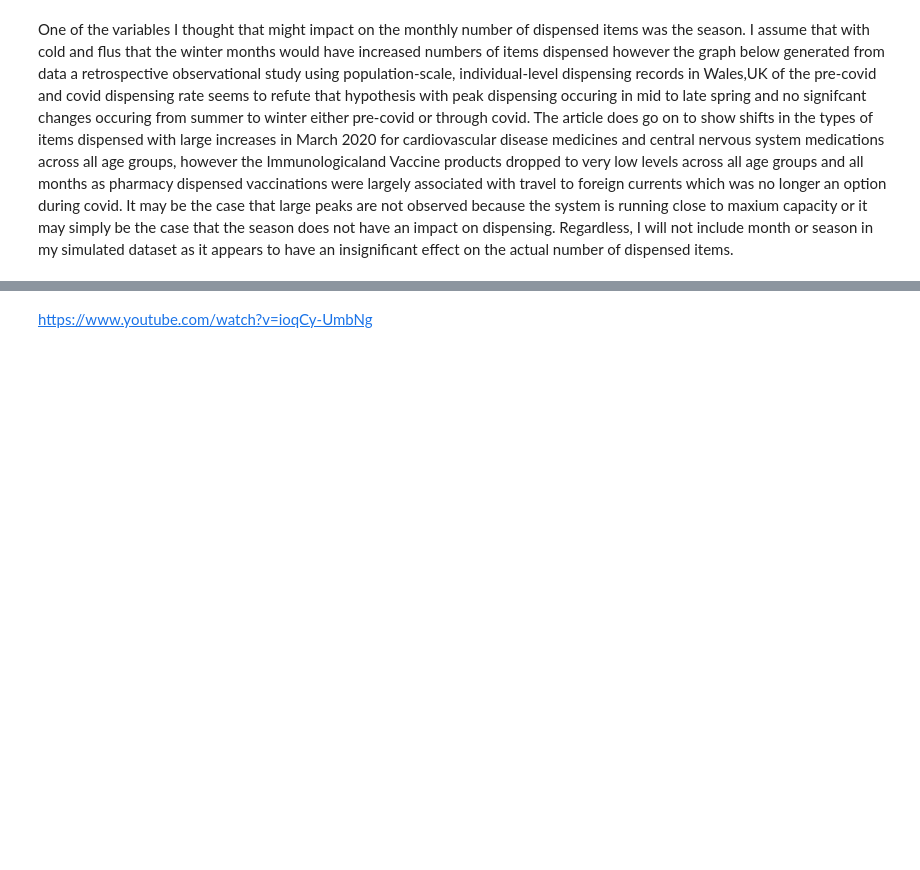
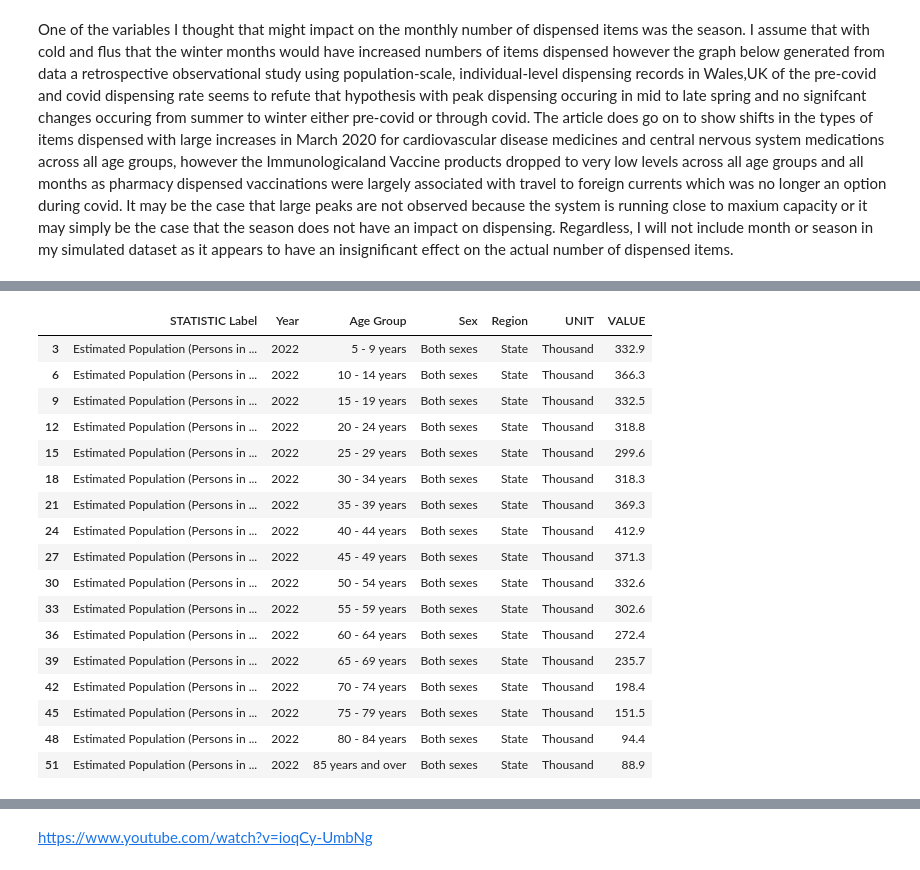
Before and after one commit to BridK02/PfDA-assignment, a Jupyter notebook: PfDA_Assignment.ipynb, the cells around one changed output, grey strips where cells are left out. Drawn from its saved outputs; the diff is of its cells as text; code cells hidden in the pictures; blank space fills up the shorter version.

```diff
--- a/PfDA_Assignment.ipynb
+++ b/PfDA_Assignment.ipynb
@@ -198,0 +258,22 @@ Total number of dispensed items per month of the year and relative changes -in 2
+# %%
+bothdf = df.iloc[3:54:3]
+bothdf
+# %% [output]
+|  | STATISTIC Label | Year | Age Group | Sex | Region | UNIT | VALUE |
+| 3 | Estimated Population (Persons in ... | 2022 | 5 - 9 years | Both sexes | State | Thousand | 332.9 |
+| 6 | Estimated Population (Persons in ... | 2022 | 10 - 14 years | Both sexes | State | Thousand | 366.3 |
+| 9 | Estimated Population (Persons in ... | 2022 | 15 - 19 years | Both sexes | State | Thousand | 332.5 |
+| 12 | Estimated Population (Persons in ... | 2022 | 20 - 24 years | Both sexes | State | Thousand | 318.8 |
+| 15 | Estimated Population (Persons in ... | 2022 | 25 - 29 years | Both sexes | State | Thousand | 299.6 |
+| 18 | Estimated Population (Persons in ... | 2022 | 30 - 34 years | Both sexes | State | Thousand | 318.3 |
+| 21 | Estimated Population (Persons in ... | 2022 | 35 - 39 years | Both sexes | State | Thousand | 369.3 |
+| 24 | Estimated Population (Persons in ... | 2022 | 40 - 44 years | Both sexes | State | Thousand | 412.9 |
+| 27 | Estimated Population (Persons in ... | 2022 | 45 - 49 years | Both sexes | State | Thousand | 371.3 |
+| 30 | Estimated Population (Persons in ... | 2022 | 50 - 54 years | Both sexes | State | Thousand | 332.6 |
+| 33 | Estimated Population (Persons in ... | 2022 | 55 - 59 years | Both sexes | State | Thousand | 302.6 |
+| 36 | Estimated Population (Persons in ... | 2022 | 60 - 64 years | Both sexes | State | Thousand | 272.4 |
+| 39 | Estimated Population (Persons in ... | 2022 | 65 - 69 years | Both sexes | State | Thousand | 235.7 |
+| 42 | Estimated Population (Persons in ... | 2022 | 70 - 74 years | Both sexes | State | Thousand | 198.4 |
+| 45 | Estimated Population (Persons in ... | 2022 | 75 - 79 years | Both sexes | State | Thousand | 151.5 |
+| 48 | Estimated Population (Persons in ... | 2022 | 80 - 84 years | Both sexes | State | Thousand | 94.4 |
+| 51 | Estimated Population (Persons in ... | 2022 | 85 years and over | Both sexes | State | Thousand | 88.9 |
```
Also changed, not shown: parts of 12 cells of this notebook, 1 other file.
